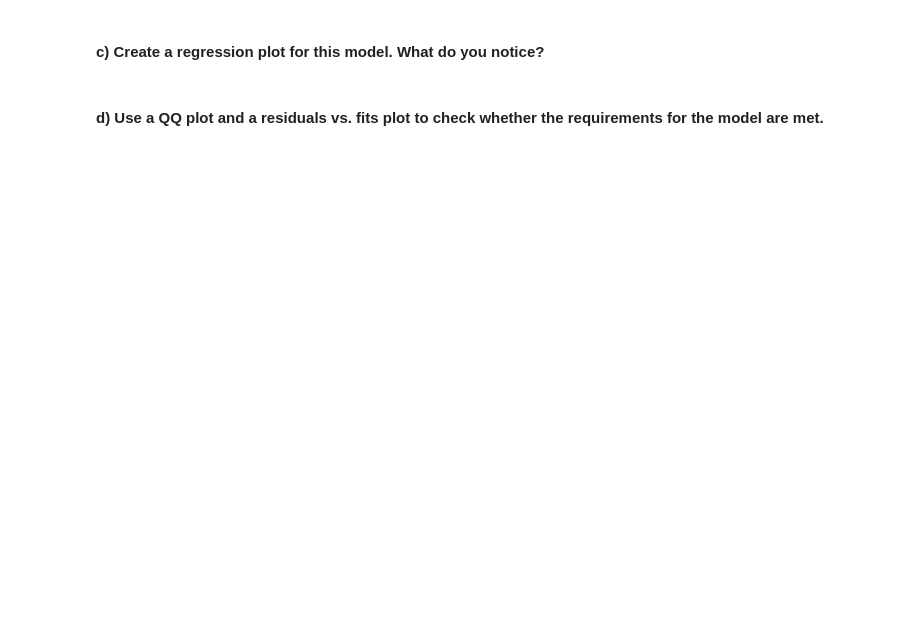
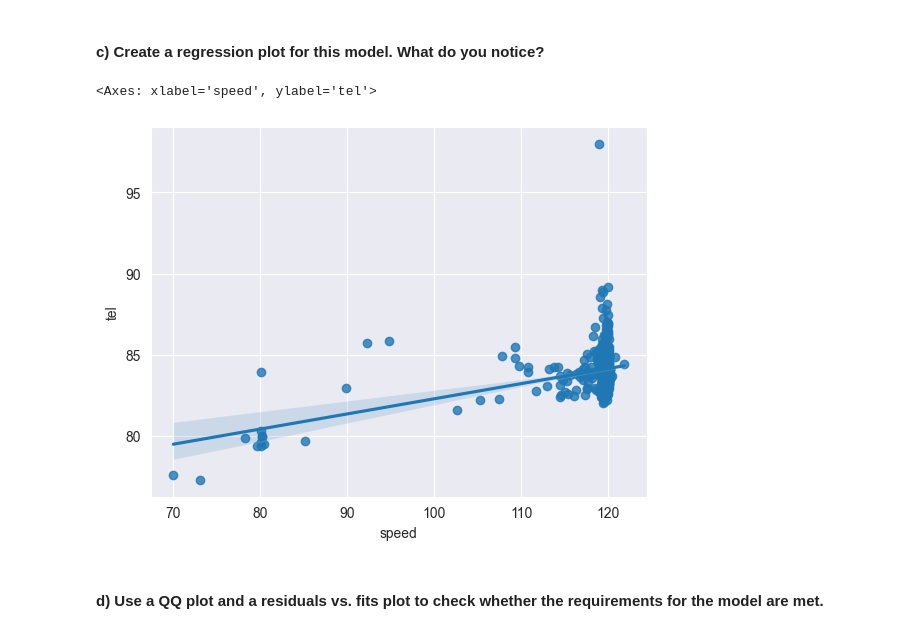
Before and after one commit to FaceEnte/Applied-Statistics, a Jupyter notebook: data/files_for_problem_sheets/sheet_15/railway2.ipynb, the cells around one changed output. Saved outputs shown, nothing was run; the diff lists cells and outputs as text; code cells hidden in the pictures; blank space fills up the shorter version.

Commit message:
solved railway2.ipynb

```diff
--- a/data/files_for_problem_sheets/sheet_15/railway2.ipynb
+++ b/data/files_for_problem_sheets/sheet_15/railway2.ipynb
@@ -13,3 +19,7 @@ Applied Statistics
 * 3.0m microphone
 * `date` < "2023-05-18"
 * `zugtyp` IC2000
+# %%
+data_raw = pd.read_pickle('railway.pkl')
+data = data_raw.query('location_name == "MQ21" and sensor_position == "3.0m" and date < "2023-05-18" and zugtyp == "IC2000"').copy()
+data.head()
@@ -18,4 +61,9 @@ Applied Statistics
 # %% [markdown]
 #### c) Create a regression plot for this model. What do you notice?
+# %%
+sns.regplot(y="tel", x="speed", data=data)
+# %% [output]
+<Axes: xlabel='speed', ylabel='tel'>
+[figure, added]
 # %% [markdown]
 #### d) Use a QQ plot and a residuals vs. fits plot to check whether the requirements for the model are met.
```
Also changed, not shown: parts of 8 cells of this notebook.
